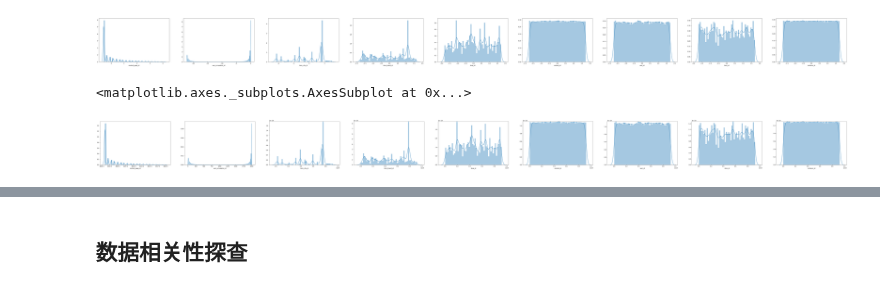
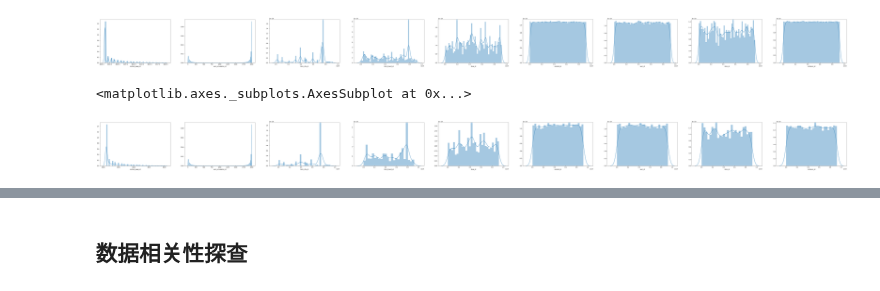
Before and after one commit to secrettianchigroup/SecretTianchiProject, a Jupyter notebook: data_peek.ipynb, the cells around one changed output, grey strips where cells are left out. Cells and saved outputs as stored; diff of their text form; code cells hidden in the pictures.

```diff
--- a/data_peek.ipynb
+++ b/data_peek.ipynb
@@ -6,5 +6,6 @@ import seaborn as sns
 import matplotlib.pyplot as plt
 
 %matplotlib inline
-train_df = pd.read_table('/Users/yuhua/先验CTR模型线上观察/Alimama比赛/round1_ijcai_18_train_20180301.txt',sep=' ')
-test_df = pd.read_table('/Users/yuhua/先验CTR模型线上观察/Alimama比赛/round1_ijcai_18_test_a_20180301.txt',sep=' ')
+train_df = pd.read_table('round1_ijcai_18_train_20180301.txt',sep=' ')
+test_df = pd.read_table('round1_ijcai_18_test_a_20180301.txt',sep=' ')
+total_df = pd.concat([train_df, test_df], axis=0)
@@ -164,24 +155,24 @@ sns.distplot(train_df['instance_id'], ax=ax9)
 # %%
 #############
 # 查看id属性的直方图
 import seaborn as sns
 import matplotlib.pyplot as plt
 
 %matplotlib inline
 
 f, (ax1, ax2, ax3, ax4, ax5, ax6, ax7, ax8, ax9) = plt.subplots(1, 9, figsize=(100, 6))
-sns.distplot(train_df['context_page_id'], ax=ax1)
-sns.distplot(train_df['user_occupation_id'], ax=ax2)
-sns.distplot(train_df['item_city_id'], ax=ax3)
-sns.distplot(train_df['item_brand_id'], ax=ax4)
-sns.distplot(train_df['shop_id'], ax=ax5)
-sns.distplot(train_df['context_id'], ax=ax6)
-sns.distplot(train_df['user_id'], ax=ax7)
-sns.distplot(train_df['item_id'], ax=ax8)
-sns.distplot(train_df['instance_id'], ax=ax9)
+sns.distplot(test_df['context_page_id'], ax=ax1)
+sns.distplot(test_df['user_occupation_id'], ax=ax2)
+sns.distplot(test_df['item_city_id'], ax=ax3)
+sns.distplot(test_df['item_brand_id'], ax=ax4)
+sns.distplot(test_df['shop_id'], ax=ax5)
+sns.distplot(test_df['context_id'], ax=ax6)
+sns.distplot(test_df['user_id'], ax=ax7)
+sns.distplot(test_df['item_id'], ax=ax8)
+sns.distplot(test_df['instance_id'], ax=ax9)
 # %% [output]
 <matplotlib.axes._subplots.AxesSubplot at 0x...>
-[figure, old version]
+[figure, new version]
 # %%
 f, (ax1, ax2, ax3, ax4, ax5) = plt.subplots(1, 5, figsize=(20, 6))
 sns.distplot(train_df['item_price_level'], kde=False, ax=ax1)
```
Also changed, not shown: parts of 31 cells of this notebook, 9 other files.
